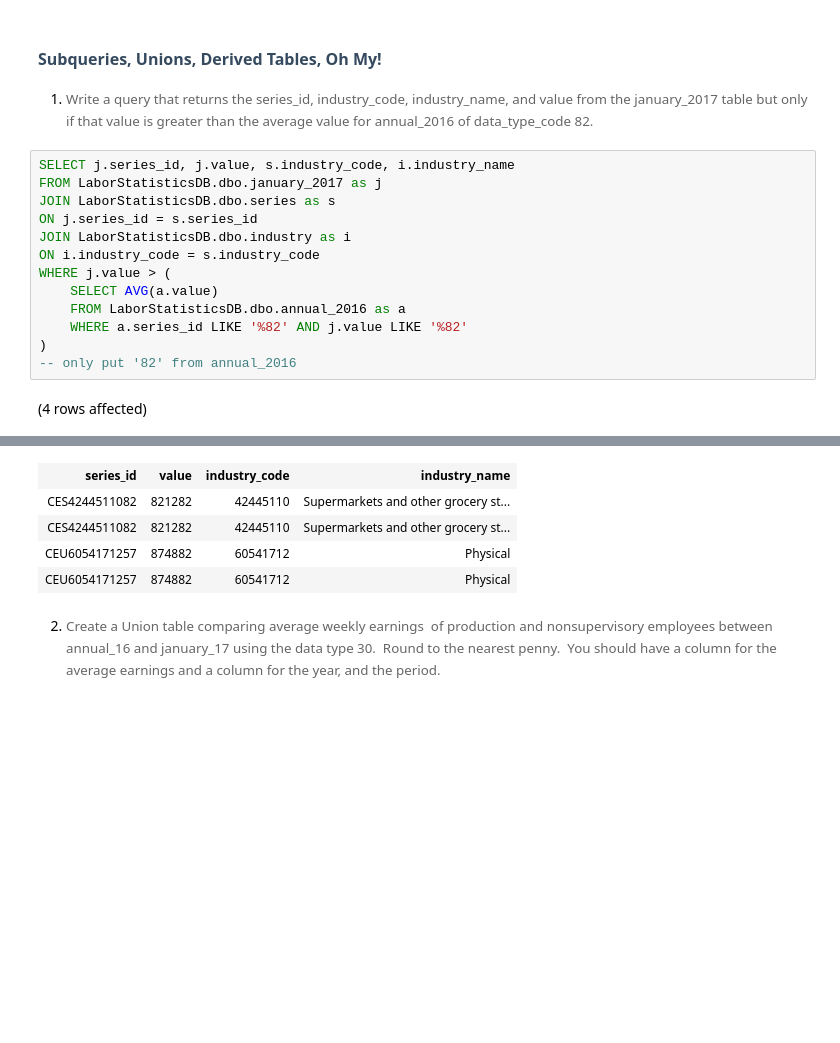
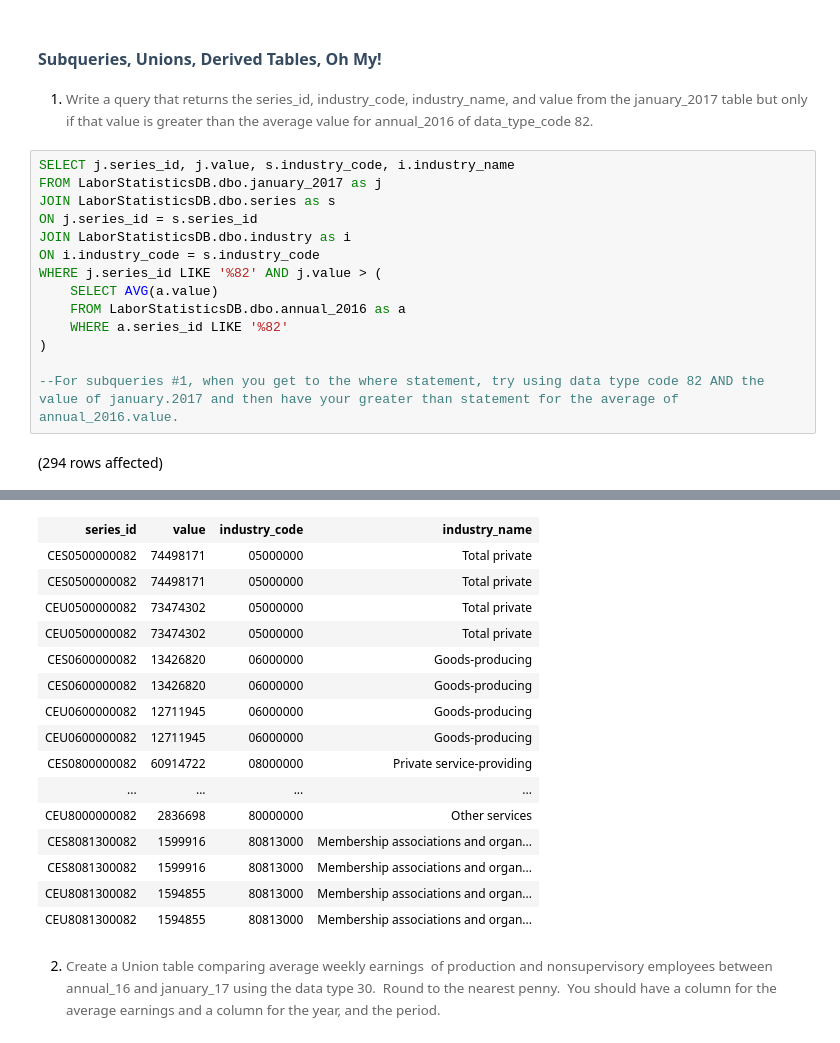
Before and after one commit to ashhsing/Assignment3_9to5, a Jupyter notebook: 9to5.ipynb, the cells around one changed output, grey strips where cells are left out. Drawn from its saved outputs; the diff is of its cells as text; blank space fills up the shorter version.

```diff
--- a/9to5.ipynb
+++ b/9to5.ipynb
@@ -401,11 +401,12 @@ JOIN LaborStatisticsDB.dbo.series as s
 ON j.series_id = s.series_id
 JOIN LaborStatisticsDB.dbo.industry as i
 ON i.industry_code = s.industry_code
-WHERE j.value > (
+WHERE j.series_id LIKE '%82' AND j.value > (
     SELECT AVG(a.value)
     FROM LaborStatisticsDB.dbo.annual_2016 as a
-    WHERE a.series_id LIKE '%82' AND j.value LIKE '%82'
+    WHERE a.series_id LIKE '%82'
 )
--- only put '82' from annual_2016
+
+--For subqueries #1, when you get to the where statement, try using data type code 82 AND the value of january.2017 and then have your greater than statement for the average of annual_2016.value.
 # %% [output]
-(4 rows affected)
+(294 rows affected)
@@ -413,8 +414,19 @@ Total execution time: 00:00:00.231
 | series_id | value | industry_code | industry_name |
-| CES4244511082 | 821282 | 42445110 | Supermarkets and other grocery st... |
-| CES4244511082 | 821282 | 42445110 | Supermarkets and other grocery st... |
-| CEU6054171257 | 874882 | 60541712 | Physical |
-| CEU6054171257 | 874882 | 60541712 | Physical |
+| CES0500000082 | 74498171 | 05000000 | Total private |
+| CES0500000082 | 74498171 | 05000000 | Total private |
+| CEU0500000082 | 73474302 | 05000000 | Total private |
+| CEU0500000082 | 73474302 | 05000000 | Total private |
+| CES0600000082 | 13426820 | 06000000 | Goods-producing |
+| CES0600000082 | 13426820 | 06000000 | Goods-producing |
+| CEU0600000082 | 12711945 | 06000000 | Goods-producing |
+| CEU0600000082 | 12711945 | 06000000 | Goods-producing |
+| CES0800000082 | 60914722 | 08000000 | Private service-providing |
+| ... | ... | ... | ... |
+| CEU8000000082 | 2836698 | 80000000 | Other services |
+| CES8081300082 | 1599916 | 80813000 | Membership associations and organ... |
+| CES8081300082 | 1599916 | 80813000 | Membership associations and organ... |
+| CEU8081300082 | 1594855 | 80813000 | Membership associations and organ... |
+| CEU8081300082 | 1594855 | 80813000 | Membership associations and organ... |
 # %% [markdown]
 2. <span style="background-color: rgb(255, 255, 255); font-size: 10pt; white-space: pre-wrap; color: rgb(102, 102, 102); font-family: Arvo, serif;">Create a Union table comparing average weekly earnings&nbsp; of production and nonsupervisory employees between annual_16 and january_17 using the data type 30.&nbsp; Round to the nearest penny.&nbsp; You should have a column for the average earnings and a column for the year, and the period.</span>
 # %%
```
Also changed, not shown: parts of 1 cell of this notebook.
